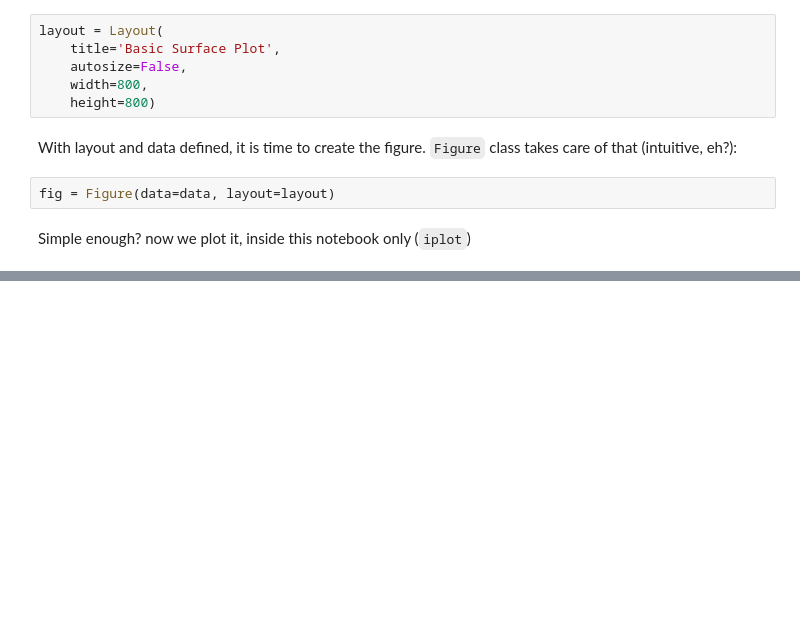
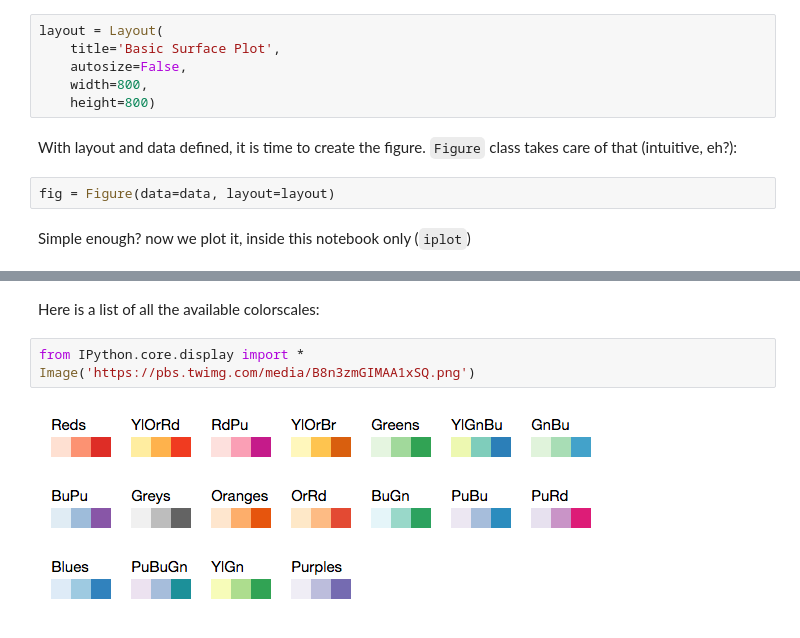
Before and after one commit to tarzzz/plotly_notebooks, a Jupyter notebook: Surface_Plots.ipynb, the cells around one changed output, grey strips where cells are left out. Saved outputs shown, nothing was run; the diff lists cells and outputs as text; blank space fills up the shorter version.

Commit message:
Added Colorscales to the notebook

```diff
--- a/Surface_Plots.ipynb
+++ b/Surface_Plots.ipynb
@@ -89,0 +123,7 @@ py.iplot(fig, filename = 'Parameteric_plot')
+# %% [markdown]
+Here is a list of all the available colorscales:
+# %%
+from IPython.core.display import *
+Image('https://pbs.twimg.com/media/B8n3zmGIMAA1xSQ.png')
+# %% [output]
+[figure, added]
```
Also changed, not shown: parts of 17 cells of this notebook.
